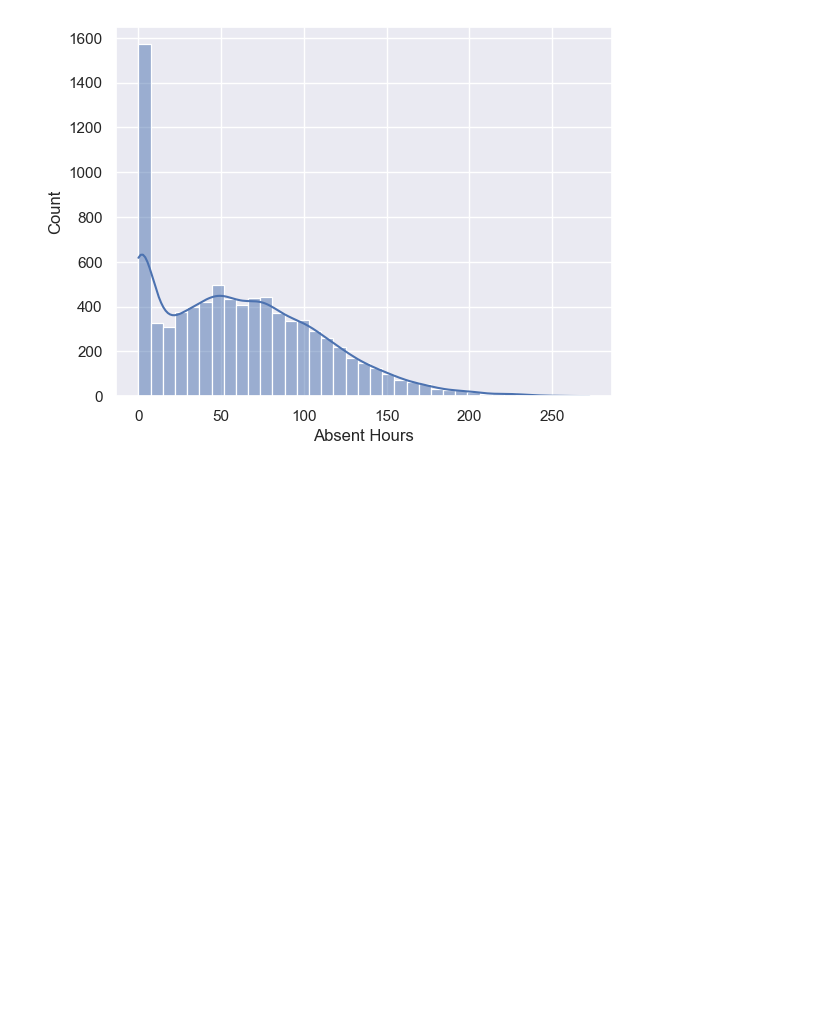
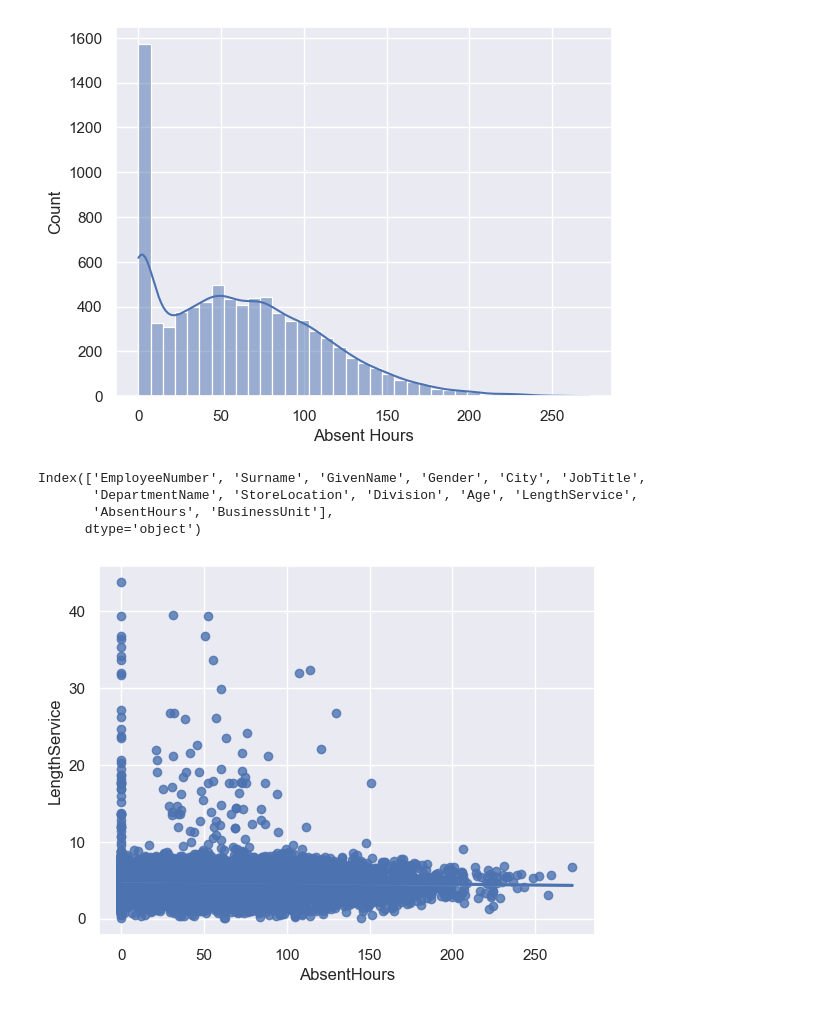
Before and after one commit to piyushrgone/Absenteeism-at-Work-Prediction, a Jupyter notebook: Absenteeism at Work Prediction-EDA.ipynb, the cells around one changed output. Cells and saved outputs as stored; diff of their text form; code cells hidden in the pictures; blank space fills up the shorter version.

```diff
--- a/Absenteeism at Work Prediction-EDA.ipynb
+++ b/Absenteeism at Work Prediction-EDA.ipynb
@@ -174,3 +174,14 @@ Again we can see that the majority of division are "Stores"
 sns.histplot(x = 'AbsentHours', data= df, kde=True); plt.xlabel('Absent Hours'); plt.show()
 # %% [output]
 [figure]
+# %%
+df.columns
+# %% [output]
+Index(['EmployeeNumber', 'Surname', 'GivenName', 'Gender', 'City', 'JobTitle',
+       'DepartmentName', 'StoreLocation', 'Division', 'Age', 'LengthService',
+       'AbsentHours', 'BusinessUnit'],
+      dtype='object')
+# %%
+sns.regplot(y = 'LengthService',x = 'AbsentHours', data=df); plt.show()
+# %% [output]
+[figure, added]
```
Also changed, not shown: parts of 9 cells of this notebook.
